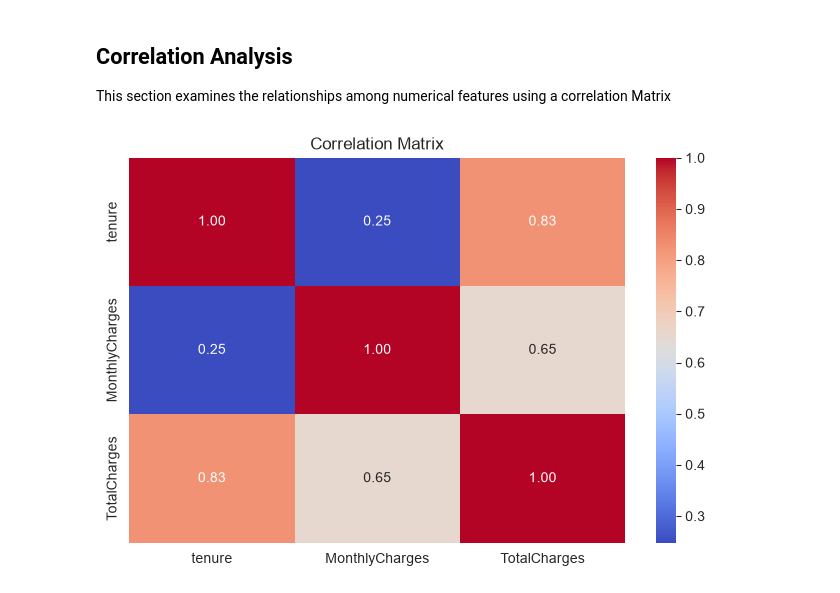
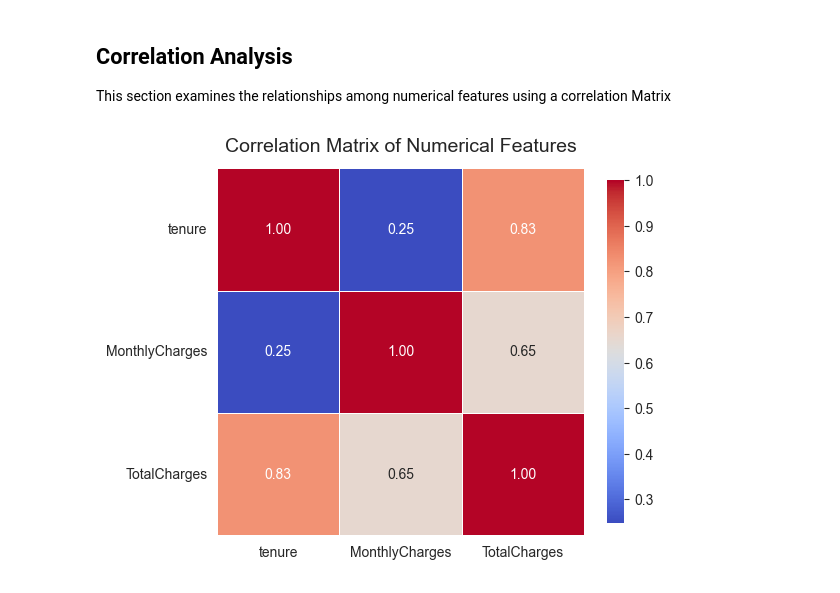
Before and after one commit to Dalia-hossam/Customer-Churn-Prediction, a Jupyter notebook: notebooks/01_EDA.ipynb, the cells around one changed output. Saved outputs shown, nothing was run; the diff lists cells and outputs as text; code cells hidden in the pictures.

```diff
--- a/notebooks/01_EDA.ipynb
+++ b/notebooks/01_EDA.ipynb
@@ -501,16 +560,25 @@ for col in categorical_features:
 
 This section examines the relationships among numerical features using a correlation Matrix
 # %%
-plt.figure()
+plt.figure(figsize=(6, 5))
+
 corr = df[numerical_cols].corr()
+
 sns.heatmap(
     corr,
-    annot = True,
-    cmap= "coolwarm",
-    fmt= ".2f"
+    annot=True,
+    fmt=".2f",
+    cmap="coolwarm",
+    linewidths=0.5,
+    square=True,
+    cbar_kws={"shrink": 0.8}
 )
 
-plt.title("Correlation Matrix")
+plt.title("Correlation Matrix of Numerical Features", fontsize=14, pad=12)
+plt.xticks(rotation=0)
+plt.yticks(rotation=0)
+plt.tight_layout()
+
 plt.show()
 # %% [output]
-[figure, old version]
+[figure, new version]
```
Also changed, not shown: parts of 13 cells of this notebook, 1 other file.
